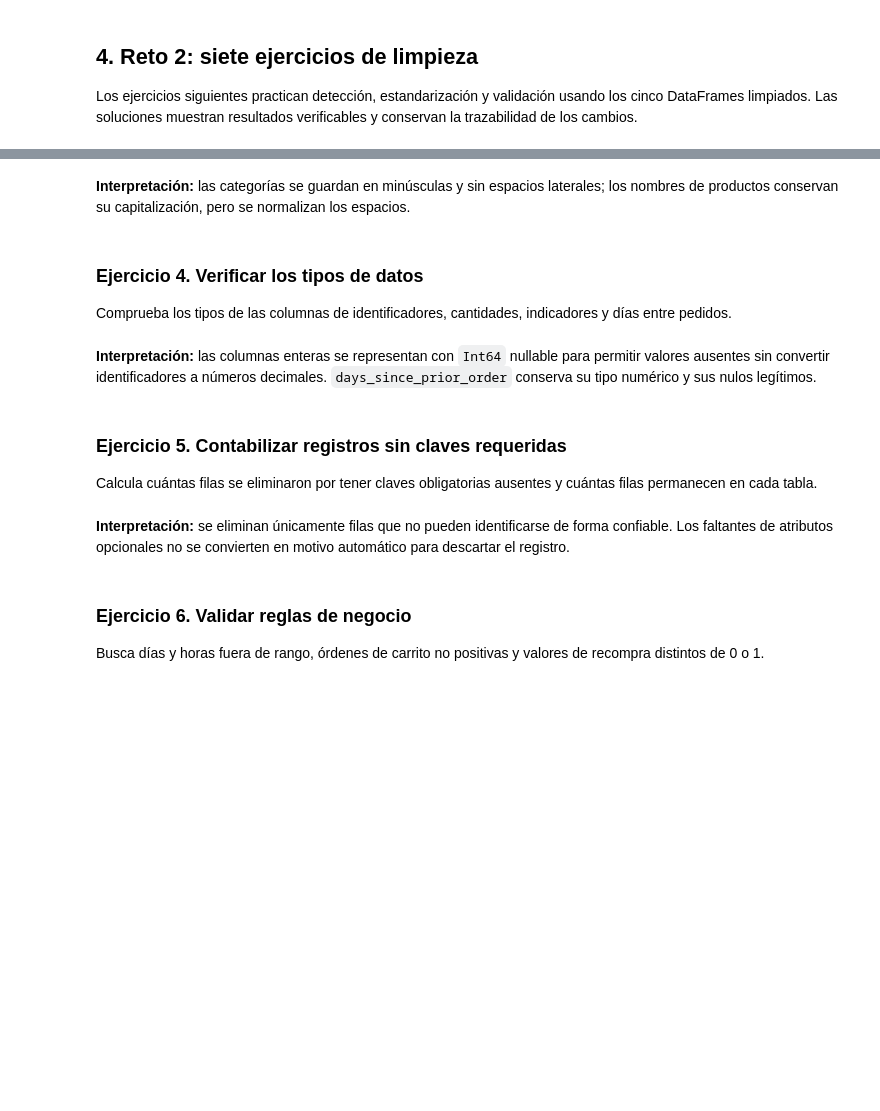
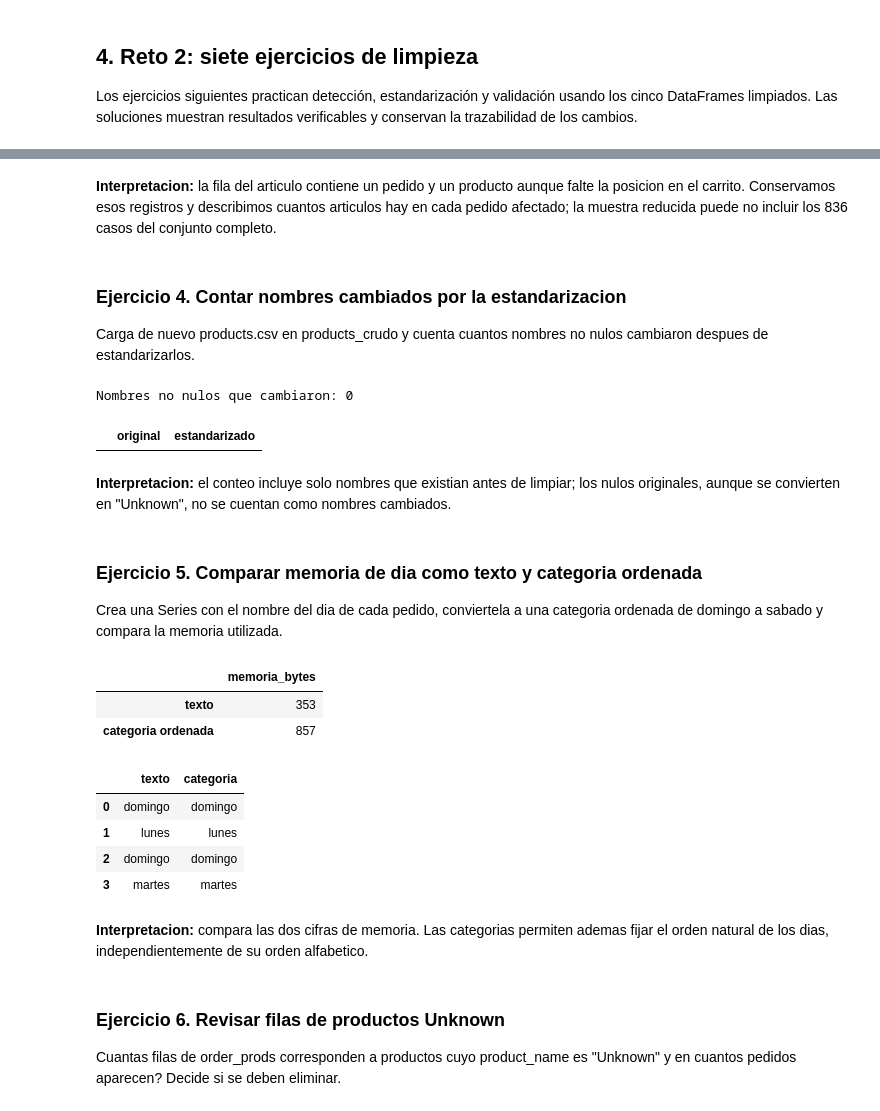
Before and after one commit to orozco231212/INSTARCARD_ANALISIS, a Jupyter notebook: instacart-analisis/notebooks/pandas_labs.ipynb, the cells around one changed output, grey strips where cells are left out. Cells and saved outputs as stored; diff of their text form; code cells hidden in the pictures; blank space fills up the shorter version.

```diff
--- a/instacart-analisis/notebooks/pandas_labs.ipynb
+++ b/instacart-analisis/notebooks/pandas_labs.ipynb
@@ -312,30 +429,70 @@ display(products_clean[["product_id", "product_name"]].head())
 # %% [markdown]
-**Interpretación:** las categorías se guardan en minúsculas y sin espacios laterales; los nombres de productos conservan su capitalización, pero se normalizan los espacios.
+**Interpretacion:** la fila del articulo contiene un pedido y un producto aunque falte la posicion en el carrito. Conservamos esos registros y describimos cuantos articulos hay en cada pedido afectado; la muestra reducida puede no incluir los 836 casos del conjunto completo.
 # %% [markdown]
-### Ejercicio 4. Verificar los tipos de datos
+### Ejercicio 4. Contar nombres cambiados por la estandarizacion
 
-Comprueba los tipos de las columnas de identificadores, cantidades, indicadores y días entre pedidos.
+Carga de nuevo products.csv en products_crudo y cuenta cuantos nombres no nulos cambiaron despues de estandarizarlos.
 # %%
-dtype_summary = pd.concat(
-    {name: frame.dtypes.astype(str) for name, frame in cleaned_data.items()},
-    names=["tabla", "columna"],
-).rename("tipo").reset_index()
-display(dtype_summary)
+products_crudo_reto = pd.read_csv(DATA_DIR / "products.csv", sep=";")
+products_estandarizados_reto = limpiar_nombres(products_crudo_reto)
+original_names = products_crudo_reto["product_name"]
+standardized_names = products_estandarizados_reto["product_name"]
+changed_non_null_names = original_names.notna() & original_names.ne(standardized_names)
+changed_name_count = int(changed_non_null_names.sum())
+
+print(f"Nombres no nulos que cambiaron: {changed_name_count:,}")
+display(
+    pd.DataFrame(
+        {
+            "original": original_names.loc[changed_non_null_names],
+            "estandarizado": standardized_names.loc[changed_non_null_names],
+        }
+    ).head(10)
+)
+# %% [output]
+Nombres no nulos que cambiaron: 0
+|  | original | estandarizado |
 # %% [markdown]
-**Interpretación:** las columnas enteras se representan con `Int64` nullable para permitir valores ausentes sin convertir identificadores a números decimales. `days_since_prior_order` conserva su tipo numérico y sus nulos legítimos.
+**Interpretacion:** el conteo incluye solo nombres que existian antes de limpiar; los nulos originales, aunque se convierten en "Unknown", no se cuentan como nombres cambiados.
 # %% [markdown]
-### Ejercicio 5. Contabilizar registros sin claves requeridas
+### Ejercicio 5. Comparar memoria de dia como texto y categoria ordenada
 
-Calcula cuántas filas se eliminaron por tener claves obligatorias ausentes y cuántas filas permanecen en cada tabla.
+Crea una Series con el nombre del dia de cada pedido, conviertela a una categoria ordenada de domingo a sabado y compara la memoria utilizada.
 # %%
-key_cleanup = cleaning_report[
-    ["tabla", "filas_sin_clave_eliminadas", "filas_despues"]
-].sort_values("tabla")
-display(key_cleanup)
+weekday_names = ["domingo", "lunes", "martes", "mi\u00e9rcoles", "jueves", "viernes", "s\u00e1bado"]
+weekday_text = orders_clean["order_dow"].map(
+    dict(enumerate(weekday_names))
+).astype("string")
+weekday_category = pd.Series(
+    pd.Categorical(weekday_text, categories=weekday_names, ordered=True),
+    index=orders_clean.index,
+    name="dia_categoria",
+)
+
+weekday_memory = pd.DataFrame(
+    {
+        "memoria_bytes": [
+            int(weekday_text.memory_usage(deep=True)),
+            int(weekday_category.memory_usage(deep=True)),
+        ]
+    },
+    index=["texto", "categoria ordenada"],
+)
+display(weekday_memory)
+display(pd.DataFrame({"texto": weekday_text, "categoria": weekday_category}).head())
+# %% [output]
+|  | memoria_bytes |
+| texto | 353 |
+| categoria ordenada | 857 |
+|  | texto | categoria |
+| 0 | domingo | domingo |
+| 1 | lunes | lunes |
+| 2 | domingo | domingo |
+| 3 | martes | martes |
 # %% [markdown]
-**Interpretación:** se eliminan únicamente filas que no pueden identificarse de forma confiable. Los faltantes de atributos opcionales no se convierten en motivo automático para descartar el registro.
+**Interpretacion:** compara las dos cifras de memoria. Las categorias permiten ademas fijar el orden natural de los dias, independientemente de su orden alfabetico.
 # %% [markdown]
-### Ejercicio 6. Validar reglas de negocio
+### Ejercicio 6. Revisar filas de productos Unknown
 
-Busca días y horas fuera de rango, órdenes de carrito no positivas y valores de recompra distintos de 0 o 1.
+Cuantas filas de order_prods corresponden a productos cuyo product_name es "Unknown" y en cuantos pedidos aparecen? Decide si se deben eliminar.
 # %%
```
Also changed, not shown: parts of 23 cells of this notebook.
